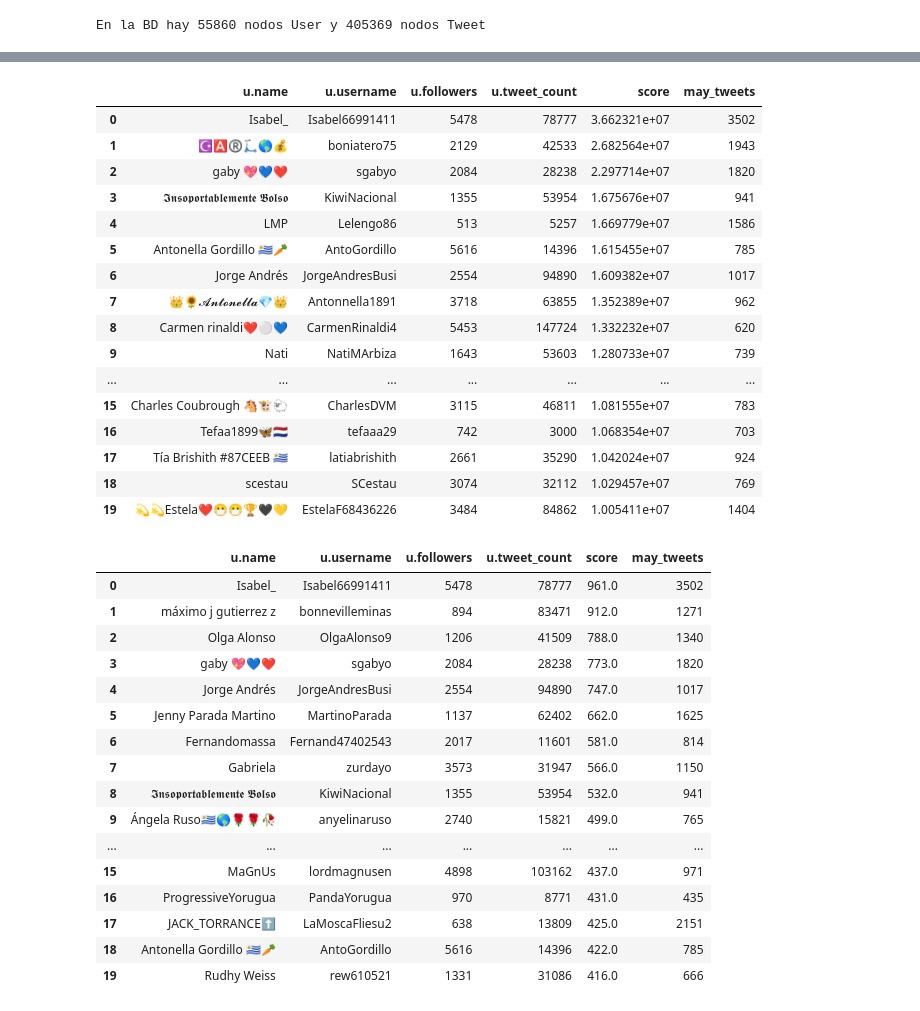
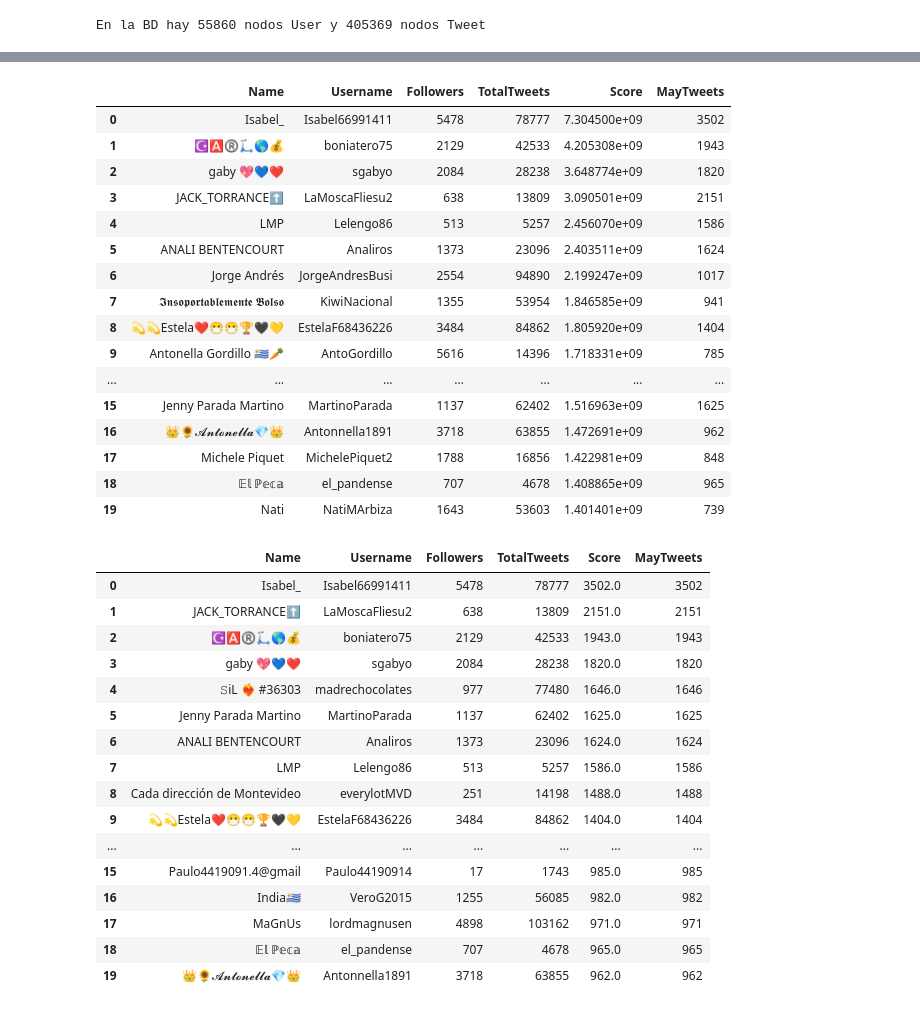
Before and after one commit to rodrigallardo/twitter-uy, a Jupyter notebook: consultas_ds.ipynb, the cells around one changed output, grey strips where cells are left out. Saved outputs shown, nothing was run; the diff lists cells and outputs as text; code cells hidden in the pictures.

```diff
--- a/consultas_ds.ipynb
+++ b/consultas_ds.ipynb
@@ -87,13 +88,13 @@ user_info = (
     "MATCH (u:User)-[:TWEETED]->(t:Tweet) "
     "WHERE u.username = node.username "
     "WITH u, score, count(t) as may_tweets "
-    "RETURN u.name, u.username, u.followers, u.tweet_count, score, may_tweets "
-    "ORDER BY score DESC, u.name ASC "
+    "RETURN u.name as Name, u.username as Username, u.followers as Followers, u.tweet_count as TotalTweets, score as Score, may_tweets as MayTweets "
+    "ORDER BY Score DESC, Name ASC "
     "LIMIT 20"
 )
 
 query = (
-    "CALL gds.pageRank.stream('tweets') "
+    "CALL gds.pageRank.stream('complete') "
     "YIELD nodeId, score "
     "WITH gds.util.asNode(nodeId) AS node, score "
     f"{user_info}"
@@ -125,7 +126,7 @@ tweets
 # Execute the ArticleRank centrality algorithm
 
 query = (
-    "CALL gds.articleRank.stream('tweets') "
+    "CALL gds.articleRank.stream('complete') "
     "YIELD nodeId, score "
     "WITH gds.util.asNode(nodeId) AS node, score "
     f"{user_info}"
@@ -157,7 +158,7 @@ tweets
 # Execute the Betweenness centrality algorithm
 
 query = (
-    "CALL gds.betweenness.stream('tweets') "
+    "CALL gds.betweenness.stream('complete') "
     "YIELD nodeId, score "
     "WITH gds.util.asNode(nodeId) AS node, score "
     f"{user_info}"
@@ -168,52 +169,52 @@ tweets=graph.run(query).to_data_frame()
 
 tweets
 # %% [output]
-|  | u.name | u.username | u.followers | u.tweet_count | score | may_tweets |
-| 0 | Isabel_ | Isabel66991411 | 5478 | 78777 | 3.662321e+07 | 3502 |
-| 1 | ☪️🅰️®️🛴🌎💰 | boniatero75 | 2129 | 42533 | 2.682564e+07 | 1943 |
-| 2 | gaby 💖💙❤️ | sgabyo | 2084 | 28238 | 2.297714e+07 | 1820 |
-| 3 | 𝕴𝖓𝖘𝖔𝖕𝖔𝖗𝖙𝖆𝖇𝖑𝖊𝖒𝖊𝖓𝖙𝖊 𝕭𝖔𝖑𝖘𝖔 | KiwiNacional | 1355 | 53954 | 1.675676e+07 | 941 |
-| 4 | LMP | Lelengo86 | 513 | 5257 | 1.669779e+07 | 1586 |
-| 5 | Antonella Gordillo 🇺🇾🥕 | AntoGordillo | 5616 | 14396 | 1.615455e+07 | 785 |
-| 6 | Jorge Andrés | JorgeAndresBusi | 2554 | 94890 | 1.609382e+07 | 1017 |
-| 7 | 👑🌻𝓐𝓷𝓽𝓸𝓷𝓮𝓵𝓵𝓪💎👑 | Antonnella1891 | 3718 | 63855 | 1.352389e+07 | 962 |
-| 8 | Carmen rinaldi❤⚪💙 | CarmenRinaldi4 | 5453 | 147724 | 1.332232e+07 | 620 |
-| 9 | Nati | NatiMArbiza | 1643 | 53603 | 1.280733e+07 | 739 |
+|  | Name | Username | Followers | TotalTweets | Score | MayTweets |
+| 0 | Isabel_ | Isabel66991411 | 5478 | 78777 | 7.304500e+09 | 3502 |
+| 1 | ☪️🅰️®️🛴🌎💰 | boniatero75 | 2129 | 42533 | 4.205308e+09 | 1943 |
+| 2 | gaby 💖💙❤️ | sgabyo | 2084 | 28238 | 3.648774e+09 | 1820 |
+| 3 | JACK_TORRANCE⬆️ | LaMoscaFliesu2 | 638 | 13809 | 3.090501e+09 | 2151 |
+| 4 | LMP | Lelengo86 | 513 | 5257 | 2.456070e+09 | 1586 |
+| 5 | ANALI BENTENCOURT | Analiros | 1373 | 23096 | 2.403511e+09 | 1624 |
+| 6 | Jorge Andrés | JorgeAndresBusi | 2554 | 94890 | 2.199247e+09 | 1017 |
+| 7 | 𝕴𝖓𝖘𝖔𝖕𝖔𝖗𝖙𝖆𝖇𝖑𝖊𝖒𝖊𝖓𝖙𝖊 𝕭𝖔𝖑𝖘𝖔 | KiwiNacional | 1355 | 53954 | 1.846585e+09 | 941 |
+| 8 | 💫💫Estela❤️😷😷🏆🖤💛 | EstelaF68436226 | 3484 | 84862 | 1.805920e+09 | 1404 |
+| 9 | Antonella Gordillo 🇺🇾🥕 | AntoGordillo | 5616 | 14396 | 1.718331e+09 | 785 |
 | ... | ... | ... | ... | ... | ... | ... |
-| 15 | Charles Coubrough 🐴🐮🐑 | CharlesDVM | 3115 | 46811 | 1.081555e+07 | 783 |
-| 16 | Tefaa1899🦋🇳🇱 | tefaaa29 | 742 | 3000 | 1.068354e+07 | 703 |
-| 17 | Tía Brishith #87CEEB 🇺🇾 | latiabrishith | 2661 | 35290 | 1.042024e+07 | 924 |
-| 18 | scestau | SCestau | 3074 | 32112 | 1.029457e+07 | 769 |
-| 19 | 💫💫Estela❤️😷😷🏆🖤💛 | EstelaF68436226 | 3484 | 84862 | 1.005411e+07 | 1404 |
+| 15 | Jenny Parada Martino | MartinoParada | 1137 | 62402 | 1.516963e+09 | 1625 |
+| 16 | 👑🌻𝓐𝓷𝓽𝓸𝓷𝓮𝓵𝓵𝓪💎👑 | Antonnella1891 | 3718 | 63855 | 1.472691e+09 | 962 |
+| 17 | Michele Piquet | MichelePiquet2 | 1788 | 16856 | 1.422981e+09 | 848 |
+| 18 | 𝔼𝕝 ℙ𝕖𝕔𝕒 | el_pandense | 707 | 4678 | 1.408865e+09 | 965 |
+| 19 | Nati | NatiMArbiza | 1643 | 53603 | 1.401401e+09 | 739 |
 # %%
 # Execute the Degree centrality algorithm
 
 query = (
-    "CALL gds.degree.stream('tweets') "
+    "CALL gds.degree.stream('complete') "
     "YIELD nodeId, score "
     "WITH gds.util.asNode(nodeId) AS node, score "
     f"{user_info}"
 )
 
 #evaluamos las consultas
 tweets=graph.run(query).to_data_frame()
 
 tweets
 # %% [output]
-|  | u.name | u.username | u.followers | u.tweet_count | score | may_tweets |
-| 0 | Isabel_ | Isabel66991411 | 5478 | 78777 | 961.0 | 3502 |
-| 1 | máximo j gutierrez z | bonnevilleminas | 894 | 83471 | 912.0 | 1271 |
-| 2 | Olga Alonso | OlgaAlonso9 | 1206 | 41509 | 788.0 | 1340 |
-| 3 | gaby 💖💙❤️ | sgabyo | 2084 | 28238 | 773.0 | 1820 |
-| 4 | Jorge Andrés | JorgeAndresBusi | 2554 | 94890 | 747.0 | 1017 |
-| 5 | Jenny Parada Martino | MartinoParada | 1137 | 62402 | 662.0 | 1625 |
-| 6 | Fernandomassa | Fernand47402543 | 2017 | 11601 | 581.0 | 814 |
-| 7 | Gabriela | zurdayo | 3573 | 31947 | 566.0 | 1150 |
-| 8 | 𝕴𝖓𝖘𝖔𝖕𝖔𝖗𝖙𝖆𝖇𝖑𝖊𝖒𝖊𝖓𝖙𝖊 𝕭𝖔𝖑𝖘𝖔 | KiwiNacional | 1355 | 53954 | 532.0 | 941 |
-| 9 | Ángela Ruso🇺🇾🌎🌹🌹🥀 | anyelinaruso | 2740 | 15821 | 499.0 | 765 |
+|  | Name | Username | Followers | TotalTweets | Score | MayTweets |
+| 0 | Isabel_ | Isabel66991411 | 5478 | 78777 | 3502.0 | 3502 |
+| 1 | JACK_TORRANCE⬆️ | LaMoscaFliesu2 | 638 | 13809 | 2151.0 | 2151 |
+| 2 | ☪️🅰️®️🛴🌎💰 | boniatero75 | 2129 | 42533 | 1943.0 | 1943 |
+| 3 | gaby 💖💙❤️ | sgabyo | 2084 | 28238 | 1820.0 | 1820 |
+| 4 | 𝚂iL ❤️‍🔥 #36303 | madrechocolates | 977 | 77480 | 1646.0 | 1646 |
+| 5 | Jenny Parada Martino | MartinoParada | 1137 | 62402 | 1625.0 | 1625 |
+| 6 | ANALI BENTENCOURT | Analiros | 1373 | 23096 | 1624.0 | 1624 |
+| 7 | LMP | Lelengo86 | 513 | 5257 | 1586.0 | 1586 |
+| 8 | Cada dirección de Montevideo | everylotMVD | 251 | 14198 | 1488.0 | 1488 |
+| 9 | 💫💫Estela❤️😷😷🏆🖤💛 | EstelaF68436226 | 3484 | 84862 | 1404.0 | 1404 |
 | ... | ... | ... | ... | ... | ... | ... |
-| 15 | MaGnUs | lordmagnusen | 4898 | 103162 | 437.0 | 971 |
-| 16 | ProgressiveYorugua | PandaYorugua | 970 | 8771 | 431.0 | 435 |
-| 17 | JACK_TORRANCE⬆️ | LaMoscaFliesu2 | 638 | 13809 | 425.0 | 2151 |
-| 18 | Antonella Gordillo 🇺🇾🥕 | AntoGordillo | 5616 | 14396 | 422.0 | 785 |
-| 19 | Rudhy Weiss | rew610521 | 1331 | 31086 | 416.0 | 666 |
+| 15 | Paulo4419091.4@gmail | Paulo44190914 | 17 | 1743 | 985.0 | 985 |
+| 16 | India🇺🇾 | VeroG2015 | 1255 | 56085 | 982.0 | 982 |
+| 17 | MaGnUs | lordmagnusen | 4898 | 103162 | 971.0 | 971 |
+| 18 | 𝔼𝕝 ℙ𝕖𝕔𝕒 | el_pandense | 707 | 4678 | 965.0 | 965 |
+| 19 | 👑🌻𝓐𝓷𝓽𝓸𝓷𝓮𝓵𝓵𝓪💎👑 | Antonnella1891 | 3718 | 63855 | 962.0 | 962 |
```
Also changed, not shown: parts of 4 cells of this notebook.
